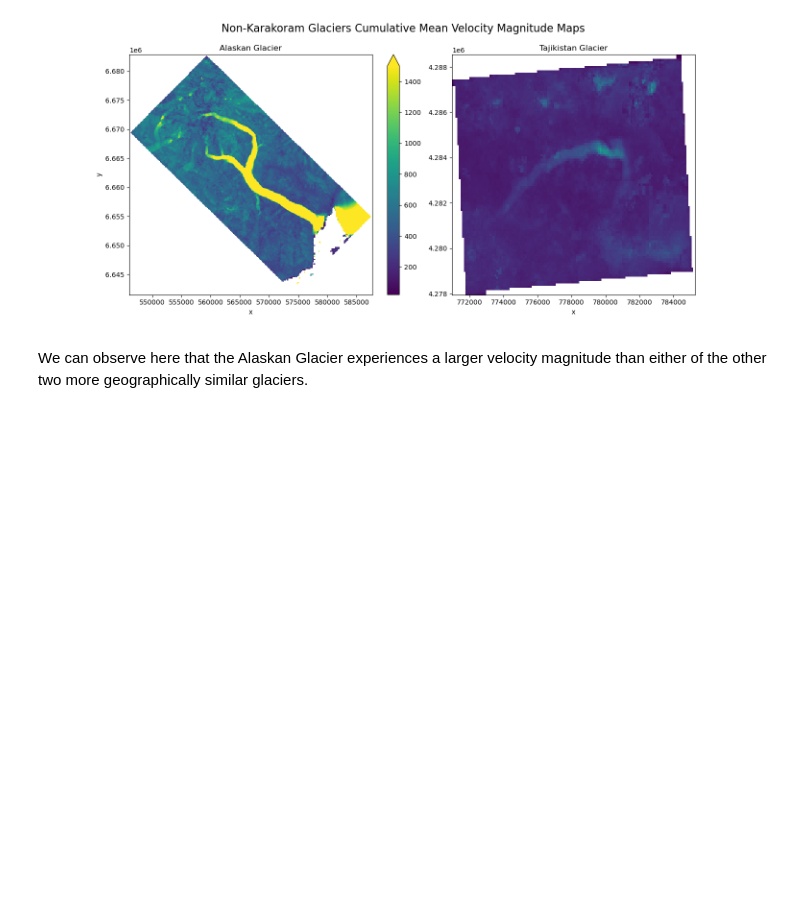
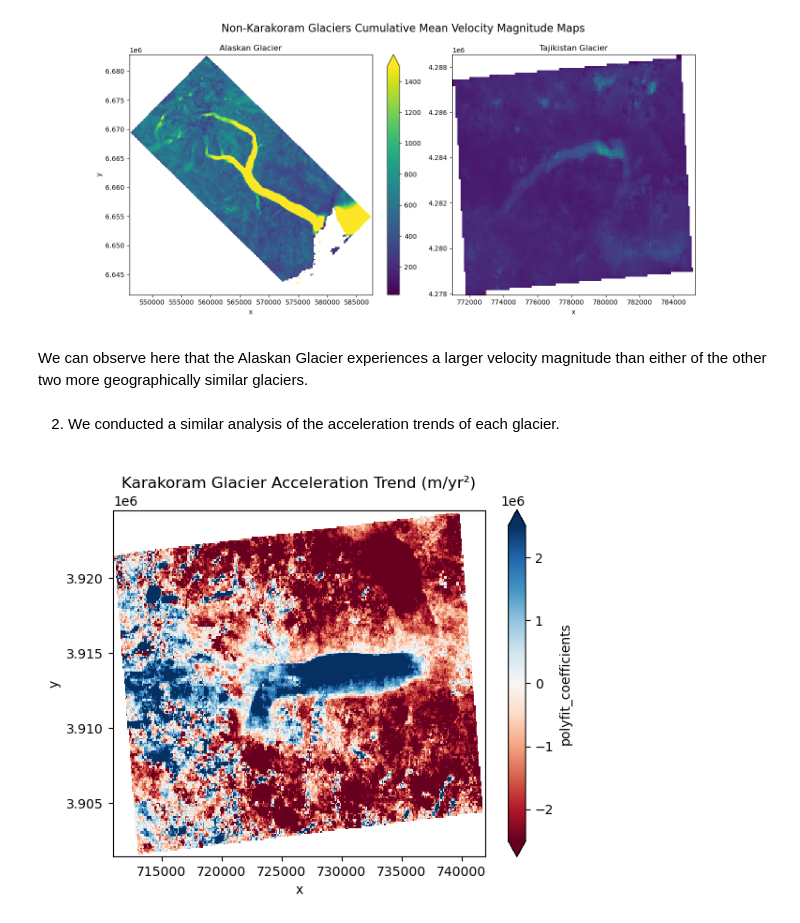
Before and after one commit to UCB-stat-159-f25/final-group06, a Jupyter notebook: main.ipynb, the cells around one changed output. Cells and saved outputs as stored; diff of their text form; code cells hidden in the pictures; blank space fills up the shorter version.

Commit message:
Added Acceleration Maps & Updated Wording

```diff
--- a/main.ipynb
+++ b/main.ipynb
@@ -81,3 +82,9 @@ Image(filename = 'figures/NK_meanmag_map.png', width=1200, height=1200)
 [figure]
 # %% [markdown]
 We can observe here that the Alaskan Glacier experiences a larger velocity magnitude than either of the other two more geographically similar glaciers.
+# %% [markdown]
+2) We conducted a similar analysis of the acceleration trends of each glacier.
+# %%
+Image(filename = 'figures/K_acceleration_map.png', width=600, height=600)
+# %% [output]
+[figure, added]
```
Also changed, not shown: parts of 6 cells of this notebook.
